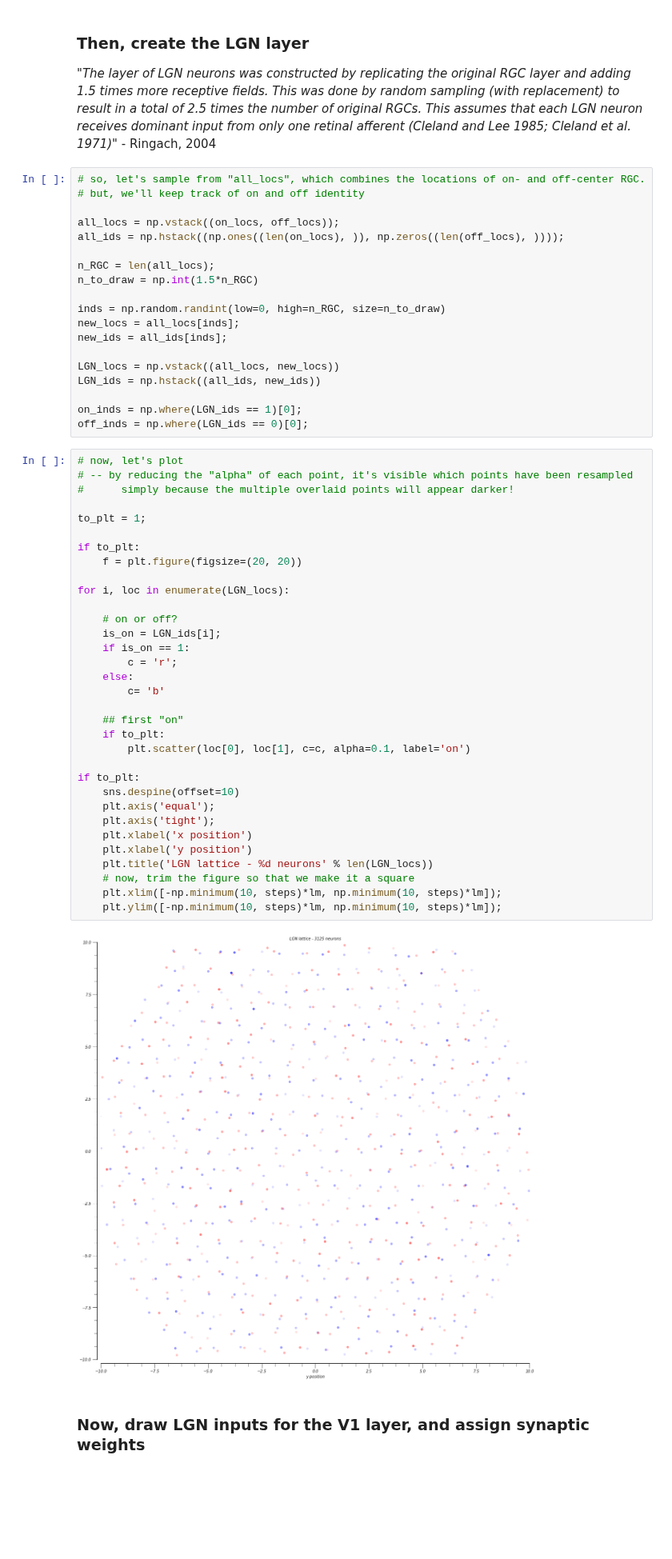
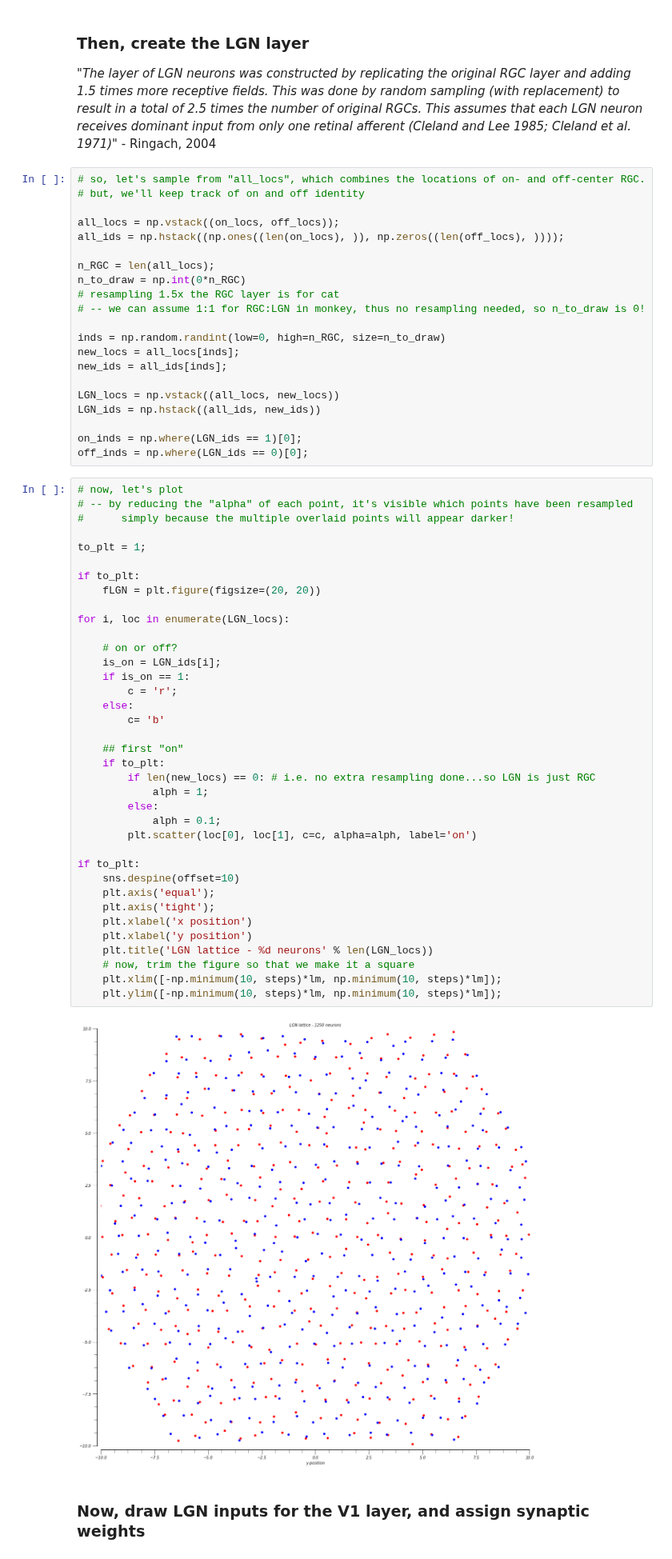
Before and after one commit to paul-levy/SF-diversity, a Jupyter notebook: lgn-v1-construction.ipynb, the cells around one changed output. Shown at 80% size. Drawn from its saved outputs; the diff is of its cells as text; blank space fills up the shorter version.

```diff
--- a/lgn-v1-construction.ipynb
+++ b/lgn-v1-construction.ipynb
@@ -143,7 +169,9 @@ all_locs = np.vstack((on_locs, off_locs));
 all_ids = np.hstack((np.ones((len(on_locs), )), np.zeros((len(off_locs), ))));
 
 n_RGC = len(all_locs);
-n_to_draw = np.int(1.5*n_RGC)
+n_to_draw = np.int(0*n_RGC)
+# resampling 1.5x the RGC layer is for cat
+# -- we can assume 1:1 for RGC:LGN in monkey, thus no resampling needed, so n_to_draw is 0!
 
 inds = np.random.randint(low=0, high=n_RGC, size=n_to_draw)
 new_locs = all_locs[inds];
@@ -159,36 +187,40 @@ off_inds = np.where(LGN_ids == 0)[0];
 # -- by reducing the "alpha" of each point, it's visible which points have been resampled
 #      simply because the multiple overlaid points will appear darker!
 
 to_plt = 1;
 
 if to_plt:
-    f = plt.figure(figsize=(20, 20))
+    fLGN = plt.figure(figsize=(20, 20))
 
 for i, loc in enumerate(LGN_locs):
 
     # on or off?
     is_on = LGN_ids[i];
     if is_on == 1:
         c = 'r';
     else:
         c= 'b'
 
     ## first "on"
     if to_plt:
-        plt.scatter(loc[0], loc[1], c=c, alpha=0.1, label='on')
+        if len(new_locs) == 0: # i.e. no extra resampling done...so LGN is just RGC
+            alph = 1;
+        else:
+            alph = 0.1;
+        plt.scatter(loc[0], loc[1], c=c, alpha=alph, label='on')
 
 if to_plt:
     sns.despine(offset=10)
     plt.axis('equal');
     plt.axis('tight');
     plt.xlabel('x position')
     plt.xlabel('y position')
     plt.title('LGN lattice - %d neurons' % len(LGN_locs))
     # now, trim the figure so that we make it a square
     plt.xlim([-np.minimum(10, steps)*lm, np.minimum(10, steps)*lm]);
     plt.ylim([-np.minimum(10, steps)*lm, np.minimum(10, steps)*lm]);
 # %% [output]
-[figure, old version]
+[figure, new version]
 # %% [markdown]
 ### Now, draw LGN inputs for the V1 layer, and assign synaptic weights
 # %% [markdown]
```
Also changed, not shown: parts of 13 cells of this notebook.
